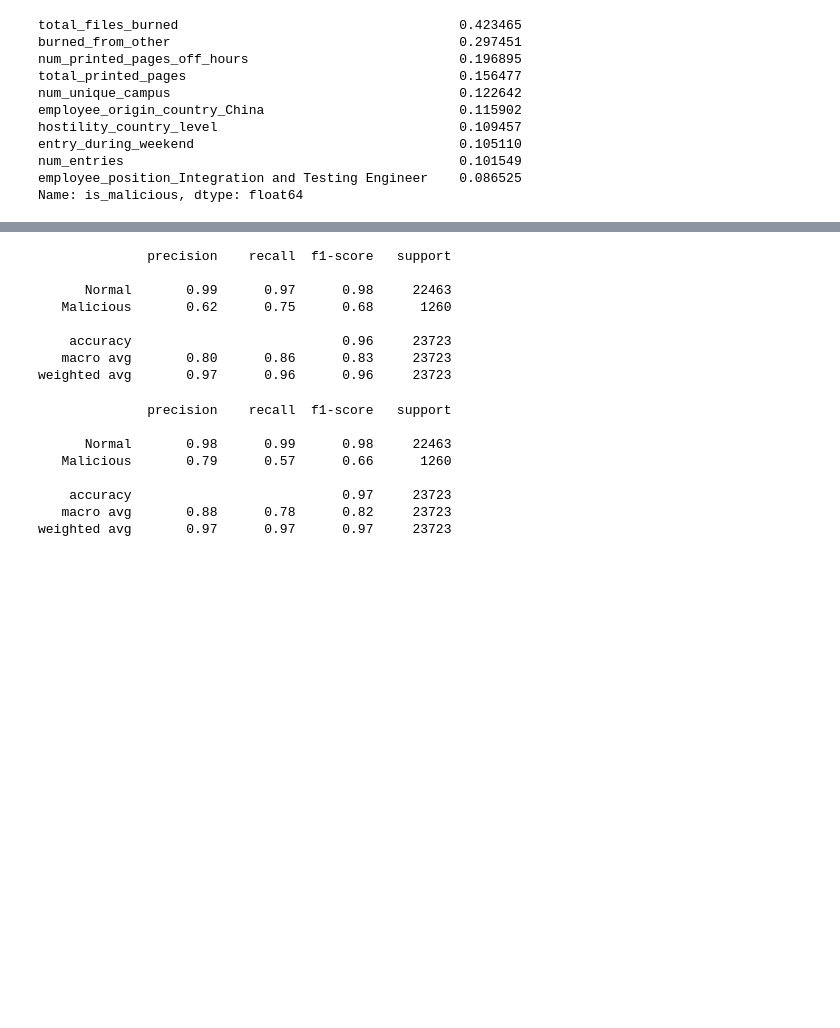
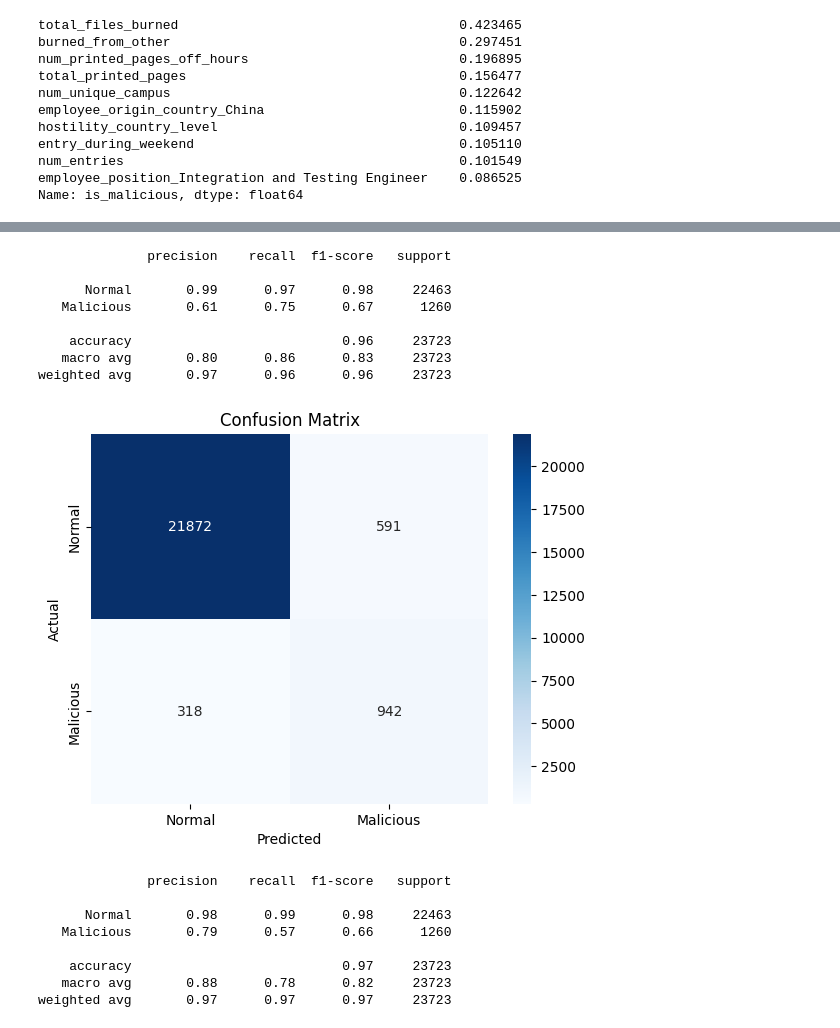
Before and after one commit to Khotso-Bore/securityProject, a Jupyter notebook: model/model.ipynb, the cells around one changed output, grey strips where cells are left out. Cells and saved outputs as stored; diff of their text form; code cells hidden in the pictures; blank space fills up the shorter version.

Commit message:
model updates

```diff
--- a/model/model.ipynb
+++ b/model/model.ipynb
@@ -225,19 +227,36 @@ with torch.no_grad():
 
     # 2. Convert to binary predictions (Threshold = 0.5)
     # Note: If using BCEWithLogitsLoss, apply torch.sigmoid() first
-    y_test_pred = (torch.sigmoid(y_test_pred_logits) > 0.7).float().cpu().numpy()
+    predictions = (torch.sigmoid(y_test_pred_logits) > 0.7).float().cpu().numpy()
 
 # 3. Print the full report
-print(classification_report(y_test, y_test_pred, target_names=['Normal', 'Malicious']))
+print(classification_report(y_test, predictions, target_names=['Normal', 'Malicious']))
+
+results = {
+    'name': 'Neural Network',
+    'model': model,
+    'classification_report': classification_report(y_test, predictions, target_names=['Normal', 'Malicious'])
+}
+
+models.append(results)
 # %% [output]
               precision    recall  f1-score   support
 
       Normal       0.99      0.97      0.98     22463
-   Malicious       0.62      0.75      0.68      1260
+   Malicious       0.61      0.75      0.67      1260
 
     accuracy                           0.96     23723
    macro avg       0.80      0.86      0.83     23723
 weighted avg       0.97      0.96      0.96     23723
+# %%
+cm = confusion_matrix(y_test, predictions)
+sns.heatmap(cm, annot=True, fmt='d', cmap='Blues', xticklabels=['Normal', 'Malicious'], yticklabels=['Normal', 'Malicious'])
+plt.xlabel('Predicted')
+plt.ylabel('Actual')
+plt.title('Confusion Matrix')
+plt.show()
+# %% [output]
+[figure, added]
 # %%
 from sklearn.ensemble import RandomForestClassifier
 
```
Also changed, not shown: parts of 8 cells of this notebook.
